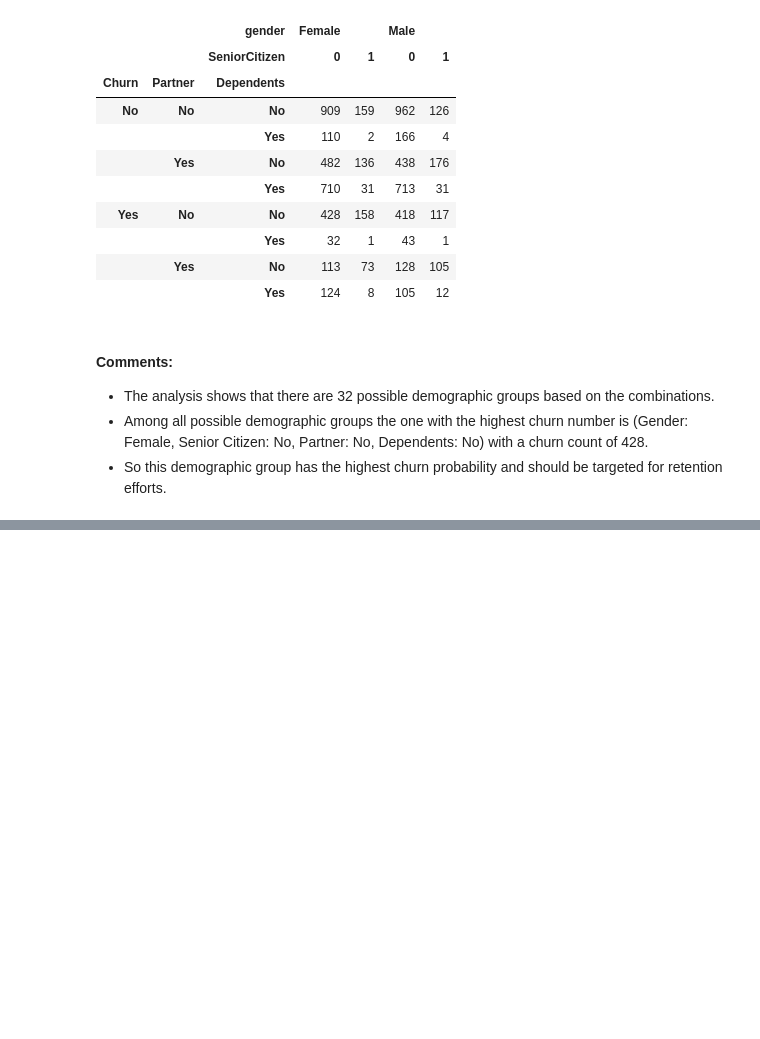
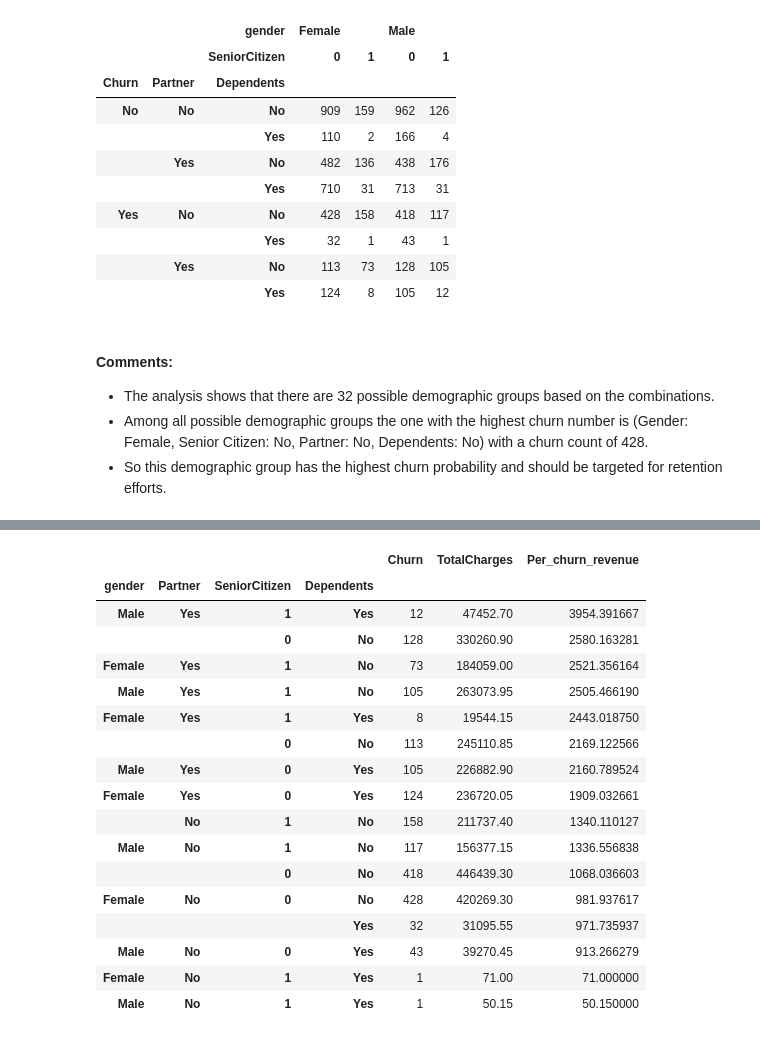
Before and after one commit to apabritamaity/data-analyst-portfolio, a Jupyter notebook: customer-churn-analysis/notebooks/03_EDA.ipynb, the cells around one changed output, grey strips where cells are left out. Saved outputs shown, nothing was run; the diff lists cells and outputs as text; code cells hidden in the pictures; blank space fills up the shorter version.

```diff
--- a/customer-churn-analysis/notebooks/03_EDA.ipynb
+++ b/customer-churn-analysis/notebooks/03_EDA.ipynb
@@ -267,0 +334,4 @@ pd.pivot_table(data=df, index=['Churn', 'Partner', 'Dependents'], columns=['gend
+# %%
+demographic_segment_with_revenue = df.groupby(['Churn', 'gender' ,'Partner', 'SeniorCitizen', 'Dependents']).agg({'Churn' : 'size', 'TotalCharges' : 'sum'}).loc['Yes', :].sort_values(by=['TotalCharges'], ascending=False)
+
+demographic_segment_with_revenue
@@ -267,0 +357,23 @@ pd.pivot_table(data=df, index=['Churn', 'Partner', 'Dependents'], columns=['gend
+# %%
+demographic_segment_with_revenue['Per_churn_revenue'] = (demographic_segment_with_revenue['TotalCharges']/demographic_segment_with_revenue['Churn'])
+
+demographic_segment_with_revenue.sort_values(by=['Per_churn_revenue'], ascending=False)
+# %% [output]
+|  |  |  |  | Churn | TotalCharges | Per_churn_revenue |
+| gender | Partner | SeniorCitizen | Dependents |  |  |  |
+| Male | Yes | 1 | Yes | 12 | 47452.70 | 3954.391667 |
+|  |  | 0 | No | 128 | 330260.90 | 2580.163281 |
+| Female | Yes | 1 | No | 73 | 184059.00 | 2521.356164 |
+| Male | Yes | 1 | No | 105 | 263073.95 | 2505.466190 |
+| Female | Yes | 1 | Yes | 8 | 19544.15 | 2443.018750 |
+|  |  | 0 | No | 113 | 245110.85 | 2169.122566 |
+| Male | Yes | 0 | Yes | 105 | 226882.90 | 2160.789524 |
+| Female | Yes | 0 | Yes | 124 | 236720.05 | 1909.032661 |
+|  | No | 1 | No | 158 | 211737.40 | 1340.110127 |
+| Male | No | 1 | No | 117 | 156377.15 | 1336.556838 |
+|  |  | 0 | No | 418 | 446439.30 | 1068.036603 |
+| Female | No | 0 | No | 428 | 420269.30 | 981.937617 |
+|  |  |  | Yes | 32 | 31095.55 | 971.735937 |
+| Male | No | 0 | Yes | 43 | 39270.45 | 913.266279 |
+| Female | No | 1 | Yes | 1 | 71.00 | 71.000000 |
+| Male | No | 1 | Yes | 1 | 50.15 | 50.150000 |
```
Also changed, not shown: parts of 23 cells of this notebook.
